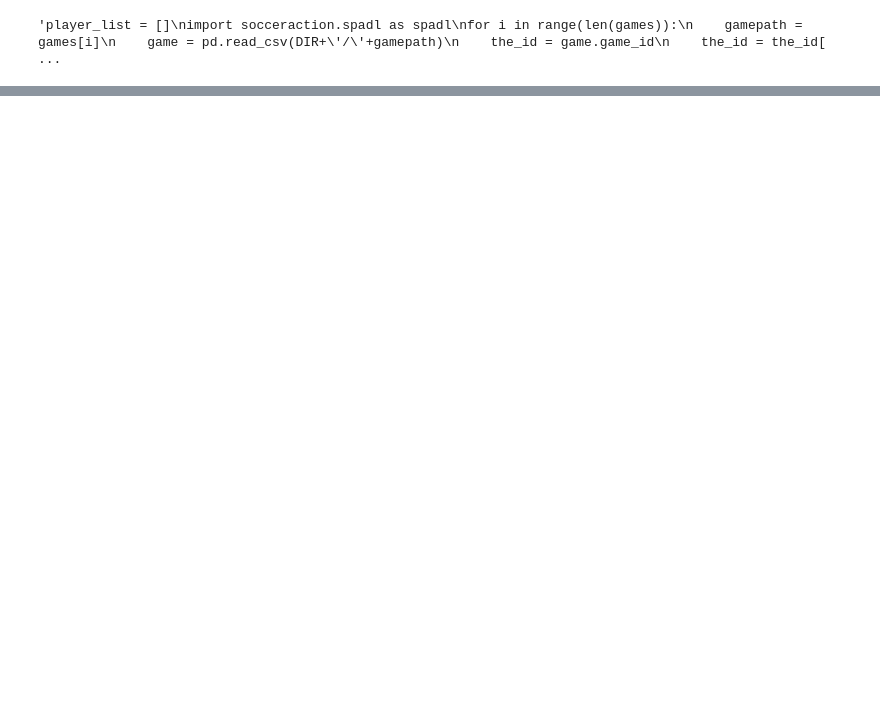
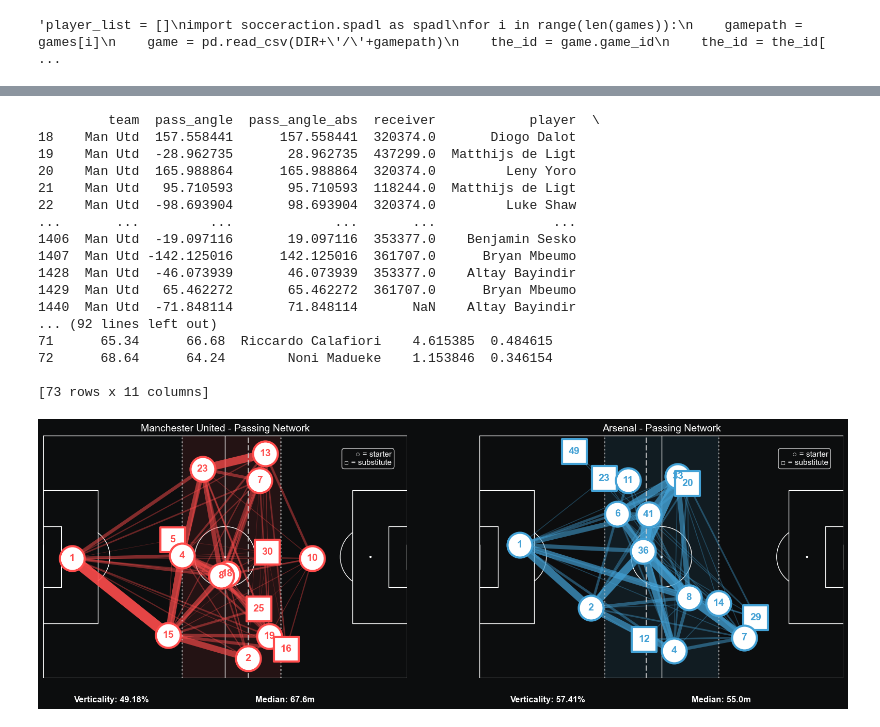
Before and after one commit to caffeine1005/footy_analysis, a Jupyter notebook: whoscored_passnetwork.ipynb, the cells around one changed output, grey strips where cells are left out. Saved outputs shown, nothing was run; the diff lists cells and outputs as text; code cells hidden in the pictures; blank space fills up the shorter version.

```diff
--- a/whoscored_passnetwork.ipynb
+++ b/whoscored_passnetwork.ipynb
@@ -68,13 +73,13 @@ def splitter(df):
 # %%
 def pass_comb(df):
     df['pos_min'] = df[['player_id', 'receiver']].min(axis = 1)
-    df['pos_max'] = df[['player_id', 'receiver']].min(axis = 1)
+    df['pos_max'] = df[['player_id', 'receiver']].max(axis = 1)
 
     passing_comb = df.groupby(['pos_min', 'pos_max']).size().reset_index(name='pass_count')
 
     return passing_comb
 # %%
-def enhance_position(passdf, game_id ,list_players):
+def enhance_position(passdf, game_id, list_players):
     avg_locs = passdf.groupby('player_id').agg({
         'x': 'median',
         'y': 'median',
@@ -83,8 +88,11 @@ def enhance_position(passdf, game_id ,list_players):
     id = str(game_id)
     path = 'games_players/'+id+'_players.csv'
     game = pd.read_csv(path)
-    avg_locs.columns = ['x_avg', 'y_avg', 'pass_count']
-    avg_locs = avg_locs.join(game)
+
+
+    game.set_index('player_id', inplace=True)
+    avg_locs.columns = ['x_avg','y_avg','counts']
+    avg_locs = avg_locs.merge(game, on='player_id', how='outer')
     return avg_locs
 # %%
 def team_metric(df, location, team_id):
@@ -262,0 +179,65 @@ Index(['x_avg', 'y_avg', 'pass_count', 'Unnamed: 0', 'game_id', 'team_id',
+# %%
+import warnings
+warnings.filterwarnings('ignore')
+
+DIR = 'utd_games'
+num = sum(os.path.isfile(os.path.join(DIR, name)) for name in os.listdir(DIR))
+games = []
+for i in range(num):
+    games.append(os.listdir(DIR)[i])
+game = pd.read_csv(DIR+'/'+games[0])
+gameId = game.game_id[0]
+gameId = gameId.astype(int)
+
+pass_df = game[['team','player','player_id','minute','type','outcome_type','second','x', 'y','end_x','end_y']]
+
+
+opposition = find_opp(pass_df)
+mutd_df = pass_df[pass_df['team'] == 'Man Utd']
+opposition_df = pass_df[pass_df['team'] == opposition]
+
+mutd_pass_df = splitter(mutd_df)
+opposition_pass_df = splitter(opposition_df)
+
+mutd_pass_comb = pass_comb(mutd_pass_df)
+opposition_pass_comb = pass_comb(opposition_pass_df)
+
+mutd_avg_location = enhance_position(mutd_pass_df, gameId, mutd_pass_comb)
+opposition_avg_location = enhance_position(opposition_pass_df, gameId,opposition_pass_comb)
+
+mutd_team_metric = team_metric(mutd_pass_df, mutd_avg_location ,gameId)
+opposition_team_metric = team_metric(opposition_pass_df, opposition_avg_location ,gameId)
+
+# THE ATHLETIC STYLING
+background_color ='#0C0D0E'  # The Athletic's dark background
+home_color ='#FF4C4C'
+away_color ='#43A1D5'
+
+# Plot with Athletic styling
+fig, (ax1, ax2) = plt.subplots(1, 2, figsize=(20, 10))
+fig.patch.set_facecolor(background_color)  # Dark background for entire figure
+
+plotter(ax1, mutd_df, mutd_avg_location, mutd_pass_comb, mutd_team_metric,
+                     'Manchester United', color=home_color, bg_color=background_color)
+
+plotter(ax2, opposition_df, opposition_avg_location,opposition_pass_comb, opposition_team_metric,
+                     opposition, color=away_color, bg_color=background_color)
+# %% [output]
+         team  pass_angle  pass_angle_abs  receiver            player  \
+18    Man Utd  157.558441      157.558441  320374.0       Diogo Dalot
+19    Man Utd  -28.962735       28.962735  437299.0  Matthijs de Ligt
+20    Man Utd  165.988864      165.988864  320374.0         Leny Yoro
+21    Man Utd   95.710593       95.710593  118244.0  Matthijs de Ligt
+22    Man Utd  -98.693904       98.693904  320374.0         Luke Shaw
+...       ...         ...             ...       ...               ...
+1406  Man Utd  -19.097116       19.097116  353377.0    Benjamin Sesko
+1407  Man Utd -142.125016      142.125016  361707.0      Bryan Mbeumo
+1428  Man Utd  -46.073939       46.073939  353377.0    Altay Bayindir
+1429  Man Utd   65.462272       65.462272  361707.0      Bryan Mbeumo
+1440  Man Utd  -71.848114       71.848114       NaN    Altay Bayindir
+... (92 lines left out)
+71      65.34      66.68  Riccardo Calafiori    4.615385  0.484615
+72      68.64      64.24        Noni Madueke    1.153846  0.346154
+
+[73 rows x 11 columns]
+[figure, added]
```
Also changed, not shown: parts of 9 cells of this notebook, 5 other files.
